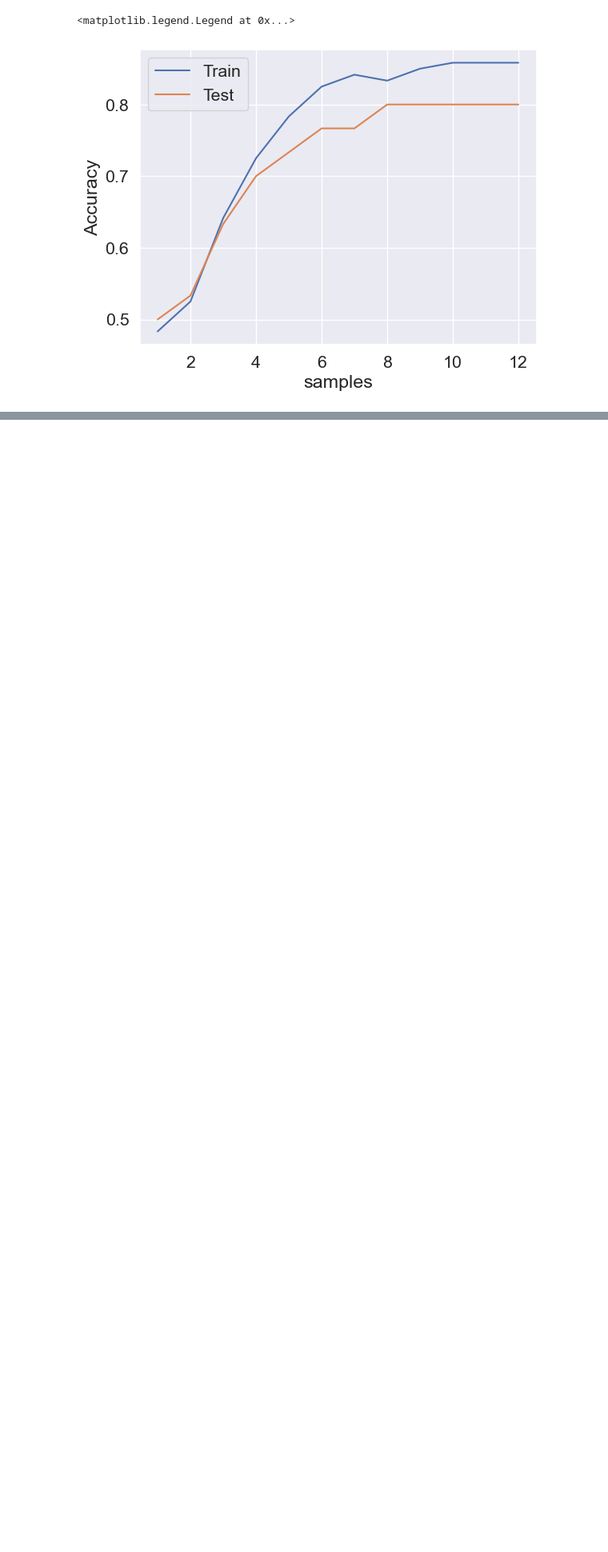
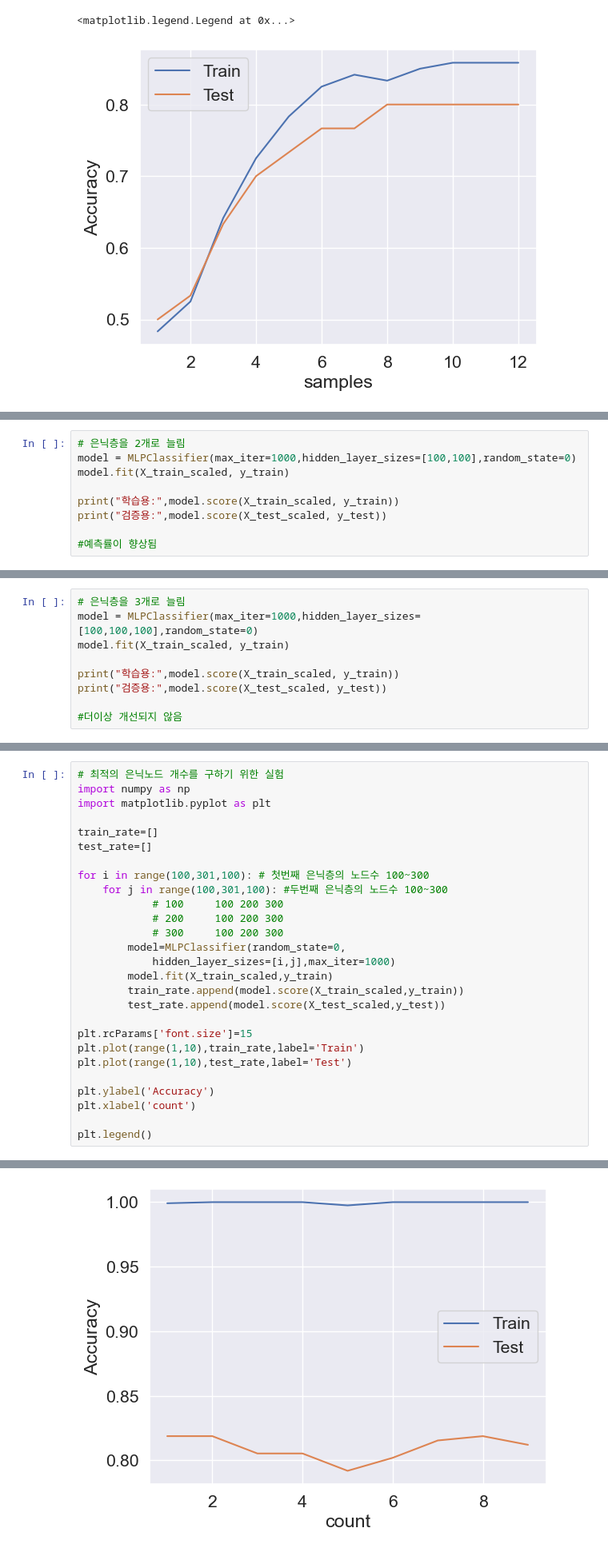
Before and after one commit to wonyounging/3rd_Part, a Jupyter notebook: 230718/4.손실함수.ipynb, the cells around one changed output, grey strips where cells are left out. Shown at 80% size. Saved outputs shown, nothing was run; the diff lists cells and outputs as text; blank space fills up the shorter version.

```diff
--- a/230718/4.손실함수.ipynb
+++ b/230718/4.손실함수.ipynb
@@ -552,0 +666,9 @@ plt.legend()
+# %%
+# 은닉층을 2개로 늘림
+model = MLPClassifier(max_iter=1000,hidden_layer_sizes=[100,100],random_state=0)
+model.fit(X_train_scaled, y_train)
+
+print("학습용:",model.score(X_train_scaled, y_train))
+print("검증용:",model.score(X_test_scaled, y_test))
+
+#예측률이 향상됨
@@ -552,0 +682,9 @@ plt.legend()
+# %%
+# 은닉층을 3개로 늘림
+model = MLPClassifier(max_iter=1000,hidden_layer_sizes=[100,100,100],random_state=0)
+model.fit(X_train_scaled, y_train)
+
+print("학습용:",model.score(X_train_scaled, y_train))
+print("검증용:",model.score(X_test_scaled, y_test))
+
+#더이상 개선되지 않음
@@ -552,0 +711,28 @@ plt.legend()
+# %%
+# 최적의 은닉노드 개수를 구하기 위한 실험
+import numpy as np
+import matplotlib.pyplot as plt
+
+train_rate=[]
+test_rate=[]
+
+for i in range(100,301,100): # 첫번째 은닉층의 노드수 100~300
+    for j in range(100,301,100): #두번째 은닉층의 노드수 100~300
+            # 100     100 200 300
+            # 200     100 200 300
+            # 300     100 200 300
+        model=MLPClassifier(random_state=0,
+            hidden_layer_sizes=[i,j],max_iter=1000)
+        model.fit(X_train_scaled,y_train)
+        train_rate.append(model.score(X_train_scaled,y_train))
+        test_rate.append(model.score(X_test_scaled,y_test))
+
+plt.rcParams['font.size']=15
+plt.plot(range(1,10),train_rate,label='Train')
+plt.plot(range(1,10),test_rate,label='Test')
+
+plt.ylabel('Accuracy')
+plt.xlabel('count')
+
+plt.legend()
+# %% [output]
@@ -552,0 +740 @@ plt.legend()
+[figure, added]
```
Also changed, not shown: parts of 26 cells of this notebook, 3 other files.
